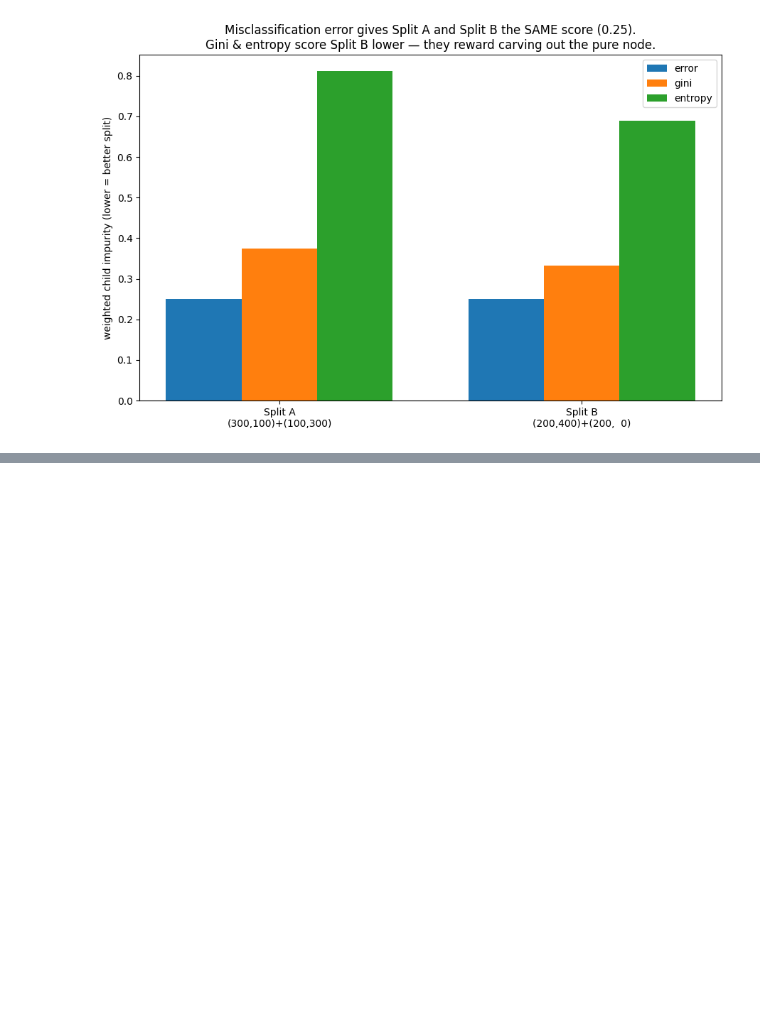
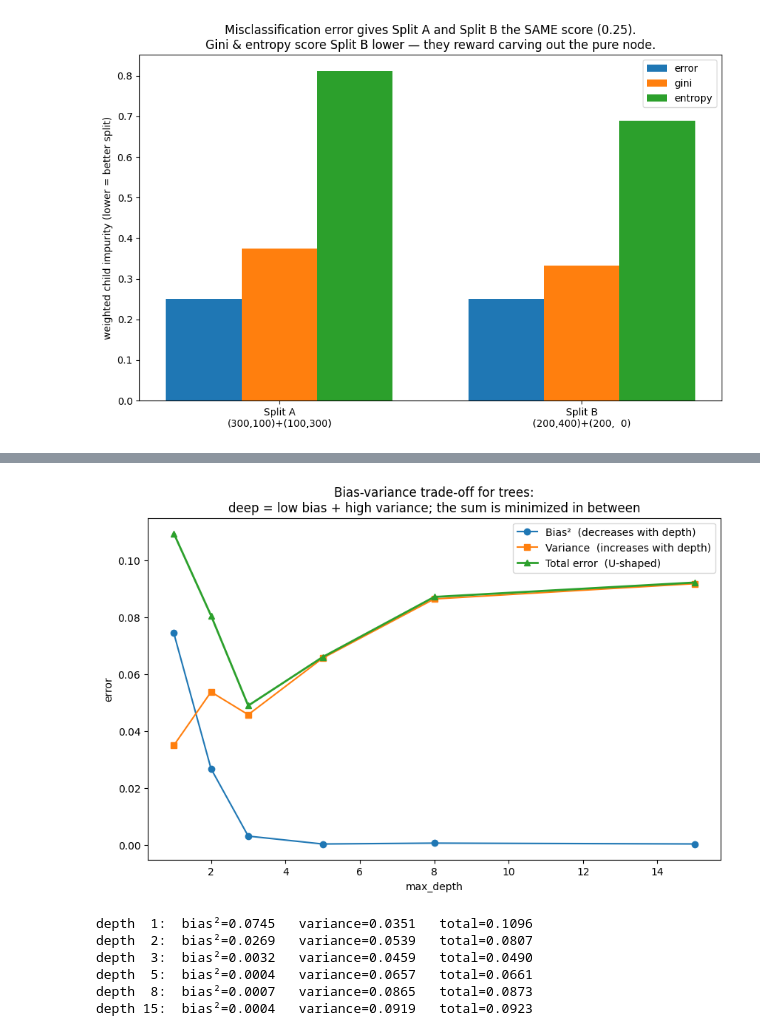
Before and after one commit to bmart231/ml-implementations, a Jupyter notebook: decision_trees/decision_trees.ipynb, the cells around one changed output, grey strips where cells are left out. Drawn from its saved outputs; the diff is of its cells as text; code cells hidden in the pictures; blank space fills up the shorter version.

```diff
--- a/decision_trees/decision_trees.ipynb
+++ b/decision_trees/decision_trees.ipynb
@@ -708,0 +871,52 @@ entropy        1.000     0.811     0.689    Split B ✓
+# %%
+# Cell 3 — Empirical bias-variance decomposition vs tree depth (regression)
+import numpy as np
+import matplotlib.pyplot as plt
+from sklearn.tree import DecisionTreeRegressor
+
+# True function we're trying to learn; we'll draw many noisy training sets from it
+def true_f(x):
+    return np.sin(2 * np.pi * x)
+
+rng = np.random.RandomState(0)
+x_test = np.linspace(0, 1, 200).reshape(-1, 1)
+f_test = true_f(x_test).ravel()
+
+n_sets, n_train, noise = 200, 60, 0.3
+depths = [1, 2, 3, 5, 8, 15]
+bias2, variance, total = [], [], []
+
+for d in depths:
+    preds = np.zeros((n_sets, len(x_test)))
+    for s in range(n_sets):
+        # a fresh noisy training set each time
+        x_tr = rng.rand(n_train, 1)
+        y_tr = true_f(x_tr).ravel() + rng.normal(0, noise, n_train)
+        model = DecisionTreeRegressor(max_depth=d, random_state=s).fit(x_tr, y_tr)
+        preds[s] = model.predict(x_test)
+
+    mean_pred = preds.mean(axis=0)
+    bias2.append(np.mean((mean_pred - f_test)**2))      # avg prediction vs truth
+    variance.append(np.mean(preds.var(axis=0)))         # spread of predictions
+    total.append(np.mean((preds - f_test)**2))          # actual expected error
+
+plt.figure(figsize=(10, 6))
+plt.plot(depths, bias2,    "o-", label="Bias²  (decreases with depth)")
+plt.plot(depths, variance, "s-", label="Variance  (increases with depth)")
+plt.plot(depths, total,    "^-", lw=2, label="Total error  (U-shaped)")
+plt.xlabel("max_depth"); plt.ylabel("error")
+plt.title("Bias-variance trade-off for trees:\n"
+          "deep = low bias + high variance; the sum is minimized in between")
+plt.legend(); plt.show()
+
+for d, b, v, t in zip(depths, bias2, variance, total):
+    print(f"depth {d:2d}:  bias²={b:.4f}   variance={v:.4f}   total={t:.4f}")
+# Watch bias² fall and variance rise as depth grows — total error bottoms out in the middle.
+# %% [output]
+[figure, added]
+depth  1:  bias²=0.0745   variance=0.0351   total=0.1096
+depth  2:  bias²=0.0269   variance=0.0539   total=0.0807
+depth  3:  bias²=0.0032   variance=0.0459   total=0.0490
+depth  5:  bias²=0.0004   variance=0.0657   total=0.0661
+depth  8:  bias²=0.0007   variance=0.0865   total=0.0873
+depth 15:  bias²=0.0004   variance=0.0919   total=0.0923
```
Also changed, not shown: parts of 14 cells of this notebook.
